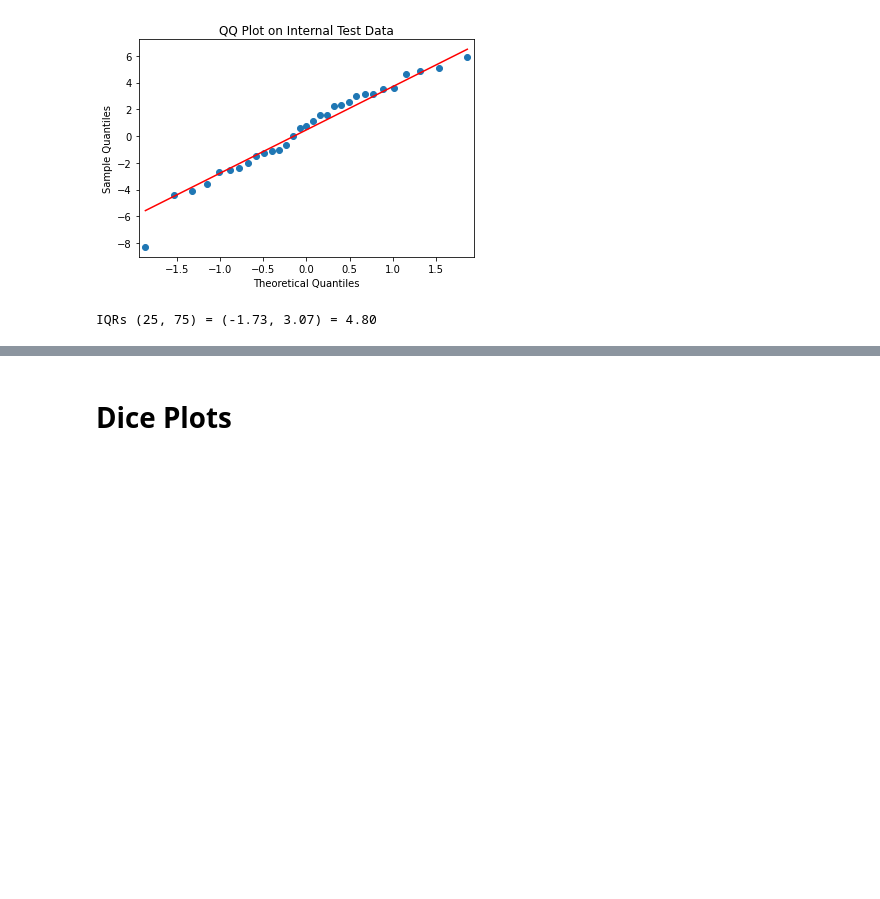
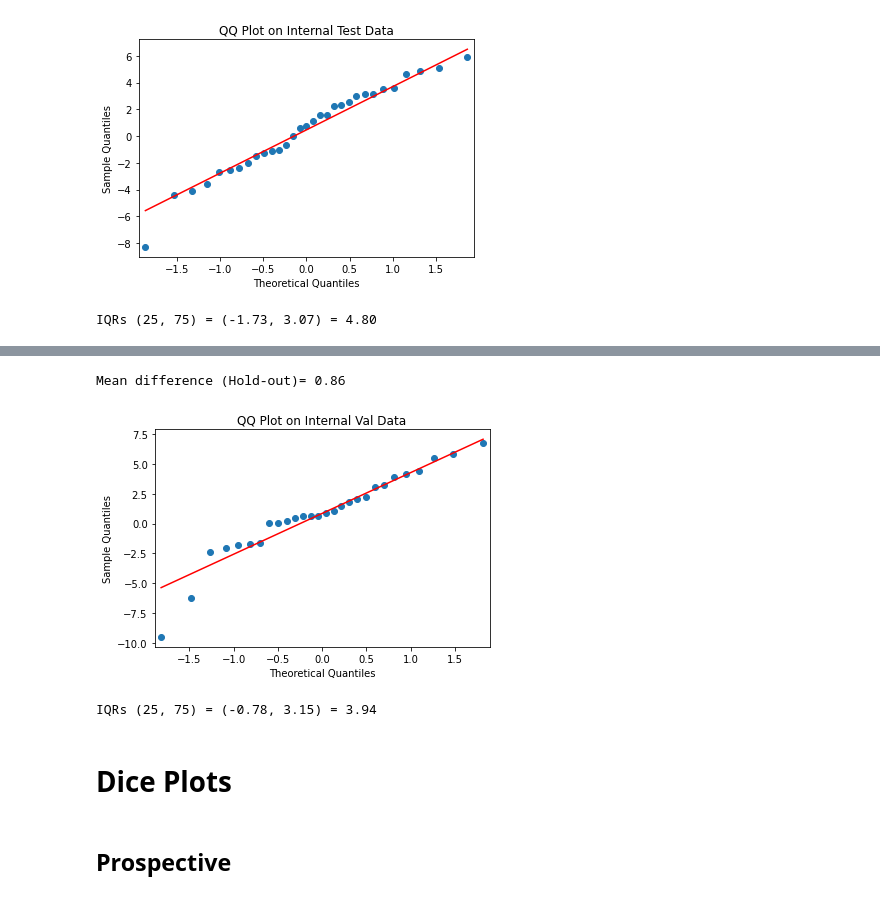
Before and after one commit to aksg87/adpkd-segmentation-pytorch, a Jupyter notebook: results/bland_altman.ipynb, the cells around one changed output, grey strips where cells are left out. Cells and saved outputs as stored; diff of their text form; code cells hidden in the pictures; blank space fills up the shorter version.

```diff
--- a/results/bland_altman.ipynb
+++ b/results/bland_altman.ipynb
@@ -225,2 +242,30 @@ IQRs (25, 75) = (-1.73, 3.07) = 4.80
+# %%
+mean = np.mean([val_ds.TKV_GT, val_ds.TKV_Pred], axis=0)
+diff = ((val_ds.TKV_GT - val_ds.TKV_Pred) / mean) * 100
+md = np.mean(diff)
+
+print(f"Mean difference (Hold-out)= {md:.2f}")
+
+qqplot(diff, line='s')
+plt.title("QQ Plot on Internal Val Data")
+pyplot.show()
+# %% [output]
+Mean difference (Hold-out)= 0.86
+[figure, added]
+# %%
+# First quartile (Q1)
+Q1 = np.percentile(diff, 25, interpolation = 'midpoint')
+
+# Third quartile (Q3)
+Q3 = np.percentile(diff, 75, interpolation = 'midpoint')
+
+# Interquaritle range (IQR)
+IQR = Q3 - Q1
+
+print(f"IQRs (25, 75) = ({Q1:.2f}, {Q3:.2f}) = {IQR:.2f}")
+# %% [output]
+IQRs (25, 75) = (-0.78, 3.15) = 3.94
 # %% [markdown]
 # Dice Plots
+# %% [markdown]
+## Prospective
```
Also changed, not shown: parts of 15 cells of this notebook.
